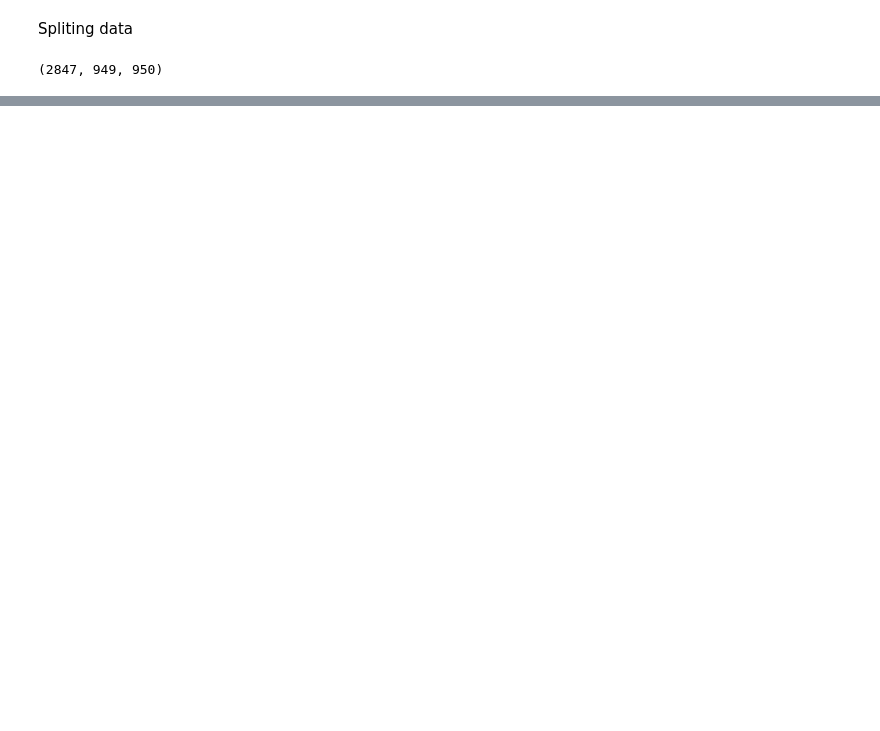
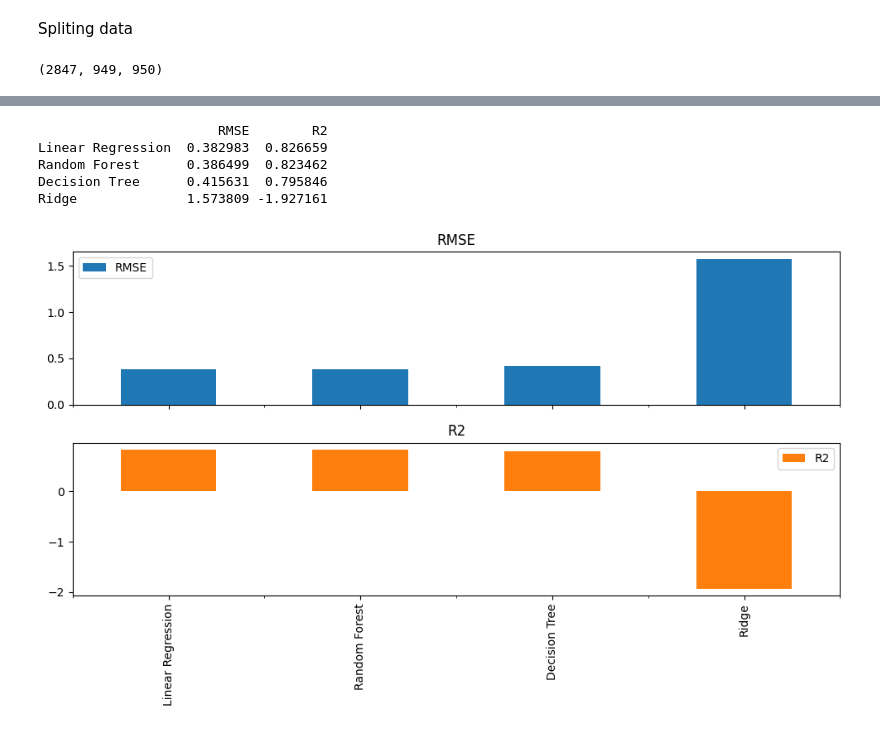
Before and after one commit to mitologistka/Machine_Learning_Zoomcamp_Homework, a Jupyter notebook: house-rent-midterm-project/Project.ipynb, the cells around one changed output, grey strips where cells are left out. Cells and saved outputs as stored; diff of their text form; code cells hidden in the pictures; blank space fills up the shorter version.

```diff
--- a/house-rent-midterm-project/Project.ipynb
+++ b/house-rent-midterm-project/Project.ipynb
@@ -206,0 +234,2 @@ TypeError: Unsupported value Type <class 'pandas._libs.tslibs.timestamps.Timesta
+# %%
+scores = []
@@ -206,0 +338,12 @@ TypeError: Unsupported value Type <class 'pandas._libs.tslibs.timestamps.Timesta
+# %%
+model_rf = RandomForestRegressor(
+    n_estimators=200,
+    max_depth=15,
+    min_samples_split=10,
+    min_samples_leaf=1,
+    max_features=None,
+    random_state=1,
+    n_jobs=-1
+)
+# %%
+model_rf.fit(X_train, y_train)
@@ -206,0 +384,45 @@ TypeError: Unsupported value Type <class 'pandas._libs.tslibs.timestamps.Timesta
+# %%
+results = {}
+
+# Linear Regression
+y_pred_lr = model_lr.predict(X_val)
+results['Linear Regression'] = {
+    'RMSE': np.sqrt(mean_squared_error(y_val, y_pred_lr)),
+    'R2': r2_score(y_val, y_pred_lr)
+}
+
+# Ridge
+y_pred_ridge = model.predict(X_val_scaled)
+results['Ridge'] = {
+    'RMSE': np.sqrt(mean_squared_error(y_val, y_pred_ridge)),
+    'R2': r2_score(y_val, y_pred_ridge)
+}
+
+# Decision Tree
+y_pred_dt = model_dt.predict(X_val)
+results['Decision Tree'] = {
+    'RMSE': np.sqrt(mean_squared_error(y_val, y_pred_dt)),
+    'R2': r2_score(y_val, y_pred_dt)
+}
+
+# Random Forest
+y_pred_rf = model_rf.predict(X_val)
+results['Random Forest'] = {
+    'RMSE': np.sqrt(mean_squared_error(y_val, y_pred_rf)),
+    'R2': r2_score(y_val, y_pred_rf)
+}
+
+df_results = pd.DataFrame(results).T.sort_values(by='RMSE')
+print(df_results)
+
+import matplotlib.pyplot as plt
+
+df_results.plot(kind='bar', y=['RMSE','R2'], subplots=True, figsize=(10,6), legend=True)
+plt.tight_layout()
+# %% [output]
+                       RMSE        R2
+Linear Regression  0.382983  0.826659
+Random Forest      0.386499  0.823462
+Decision Tree      0.415631  0.795846
+Ridge              1.573809 -1.927161
+[figure, added]
```
Also changed, not shown: parts of 43 cells of this notebook.
